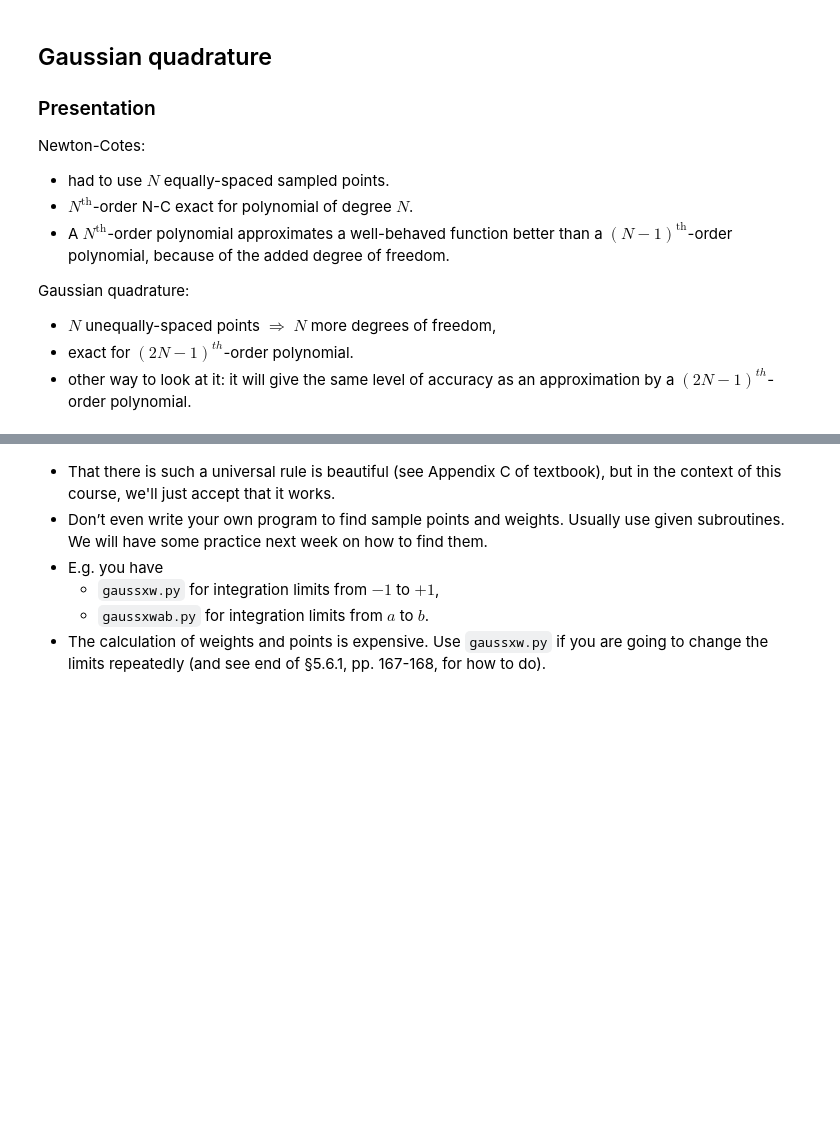
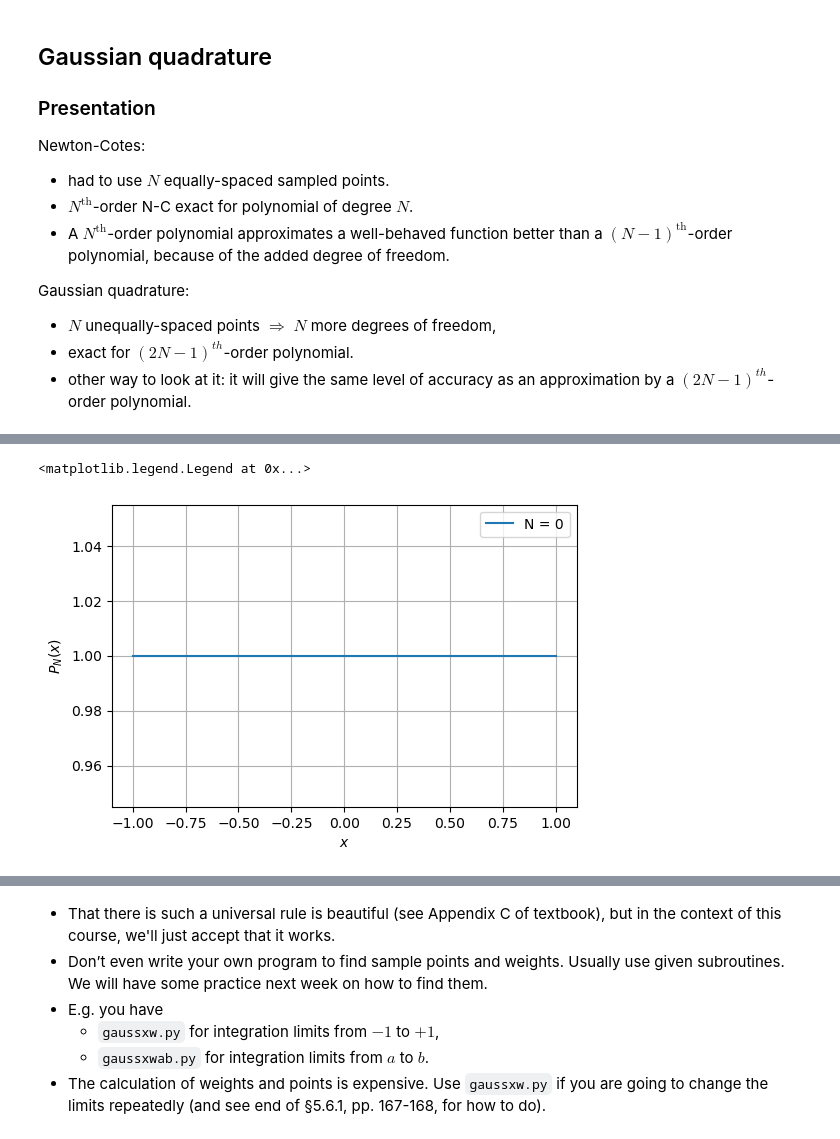
Before and after one commit to PHY407-UofT/lectures-2021, a Jupyter notebook: Lecture03/L03-GaussianQuad-NumericalDiff.ipynb, the cells around one changed output, grey strips where cells are left out. Cells and saved outputs as stored; diff of their text form; code cells hidden in the pictures; blank space fills up the shorter version.

```diff
--- a/Lecture03/L03-GaussianQuad-NumericalDiff.ipynb
+++ b/Lecture03/L03-GaussianQuad-NumericalDiff.ipynb
@@ -89,0 +103,16 @@ Remarkably, there is a universal rule to choose the $w_k$ and $x_k$:
+# %%
+from scipy.special import legendre
+from matplotlib.pyplot import plot, grid, xlabel, ylabel, figure, legend
+from numpy import linspace
+
+x = linspace(-1, 1, 128)
+figure(dpi=100)
+for N in range(1):
+    plot(x, legendre(N)(x), label='N = {}'.format(N))
+grid()
+xlabel("$x$")
+ylabel("$P_N(x)$")
+legend()
+# %% [output]
+<matplotlib.legend.Legend at 0x...>
+[figure, added]
```
Also changed, not shown: parts of 20 cells of this notebook.
